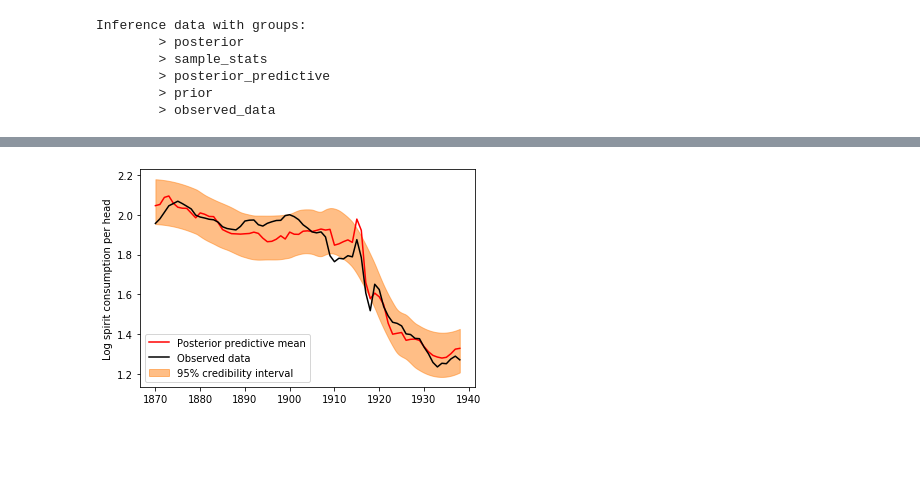
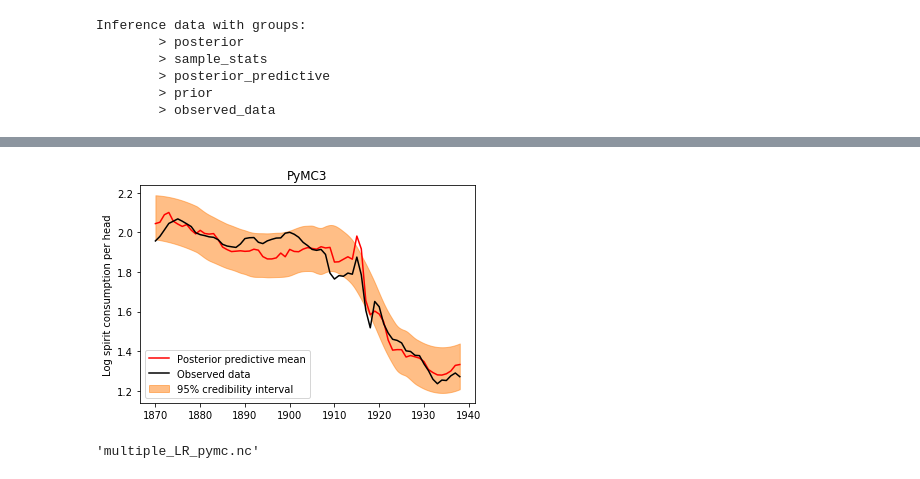
Before and after one commit to OriolAbril/Bayesian-Inference-examples, a Jupyter notebook: Multiple_Linear_Regression/multiple_linear_regression_pymc.ipynb, the cells around one changed output, grey strips where cells are left out. Drawn from its saved outputs; the diff is of its cells as text; code cells hidden in the pictures; blank space fills up the shorter version.

Commit message:
Save inference data to netcdf

```diff
--- a/Multiple_Linear_Regression/multiple_linear_regression_pymc.ipynb
+++ b/Multiple_Linear_Regression/multiple_linear_regression_pymc.ipynb
@@ -96,10 +98,14 @@ az.plot_posterior(idata);
 # %%
 x = idata.observed_data.y.coords["year"].values
 y_hats = idata.posterior_predictive.y.values.reshape((-1,69))
 az.plot_hpd(x, y_hats,fill_kwargs={"label": "95% credibility interval"});
 plt.plot(x, idata.posterior_predictive.y.mean(dim=["draw", "chain"]),color='red',label="Posterior predictive mean")
 plt.plot(x, idata.observed_data.y.values,color='k',label="Observed data")
 plt.legend(); plt.ylabel("Log spirit consumption per head");
-ax.set_title("PyMC3");
+plt.title("PyMC3");
 # %% [output]
-[figure, old version]
+[figure, new version]
+# %%
+idata.to_netcdf("multiple_LR_pymc.nc")
+# %% [output]
+'multiple_LR_pymc.nc'
```
Also changed, not shown: parts of 3 cells of this notebook, 5 other files.
